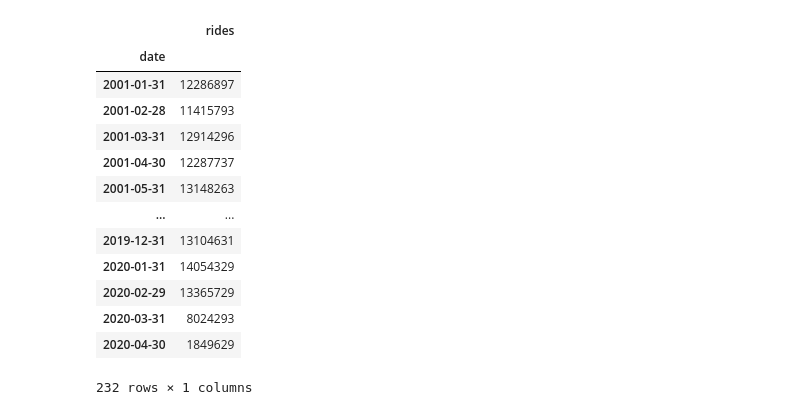
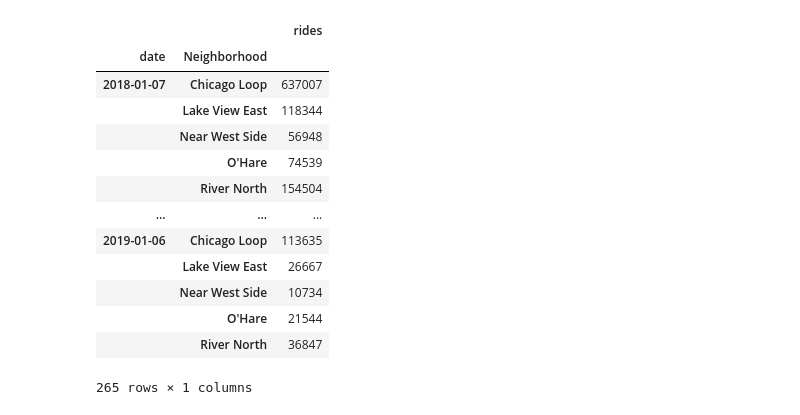
Before and after one commit to cdfencing/Project-I, a Jupyter notebook: neighborhoods.ipynb, the cells around one changed output. Saved outputs shown, nothing was run; the diff lists cells and outputs as text; code cells hidden in the pictures.

```diff
--- a/neighborhoods.ipynb
+++ b/neighborhoods.ipynb
@@ -7,3 +7,8 @@ import numpy as np
 L_data = pd.read_csv('L_data_merged.csv', low_memory = False)
 # %%
 L_data['date'] = pd.to_datetime(L_data['date'], infer_datetime_format=True)
+# %%
+L_data_1yr = L_data.loc[(L_data['date']>= "01-01-2018") & (L_data['date']<= "01-01-2019")]
+
+L_data_1_yr = L_data_1yr.dropna()
+L_data_1_yr
@@ -74,0 +132,2 @@ cl
+# %%
+top_five_1y = L_data_1_yr.loc[(L_data_1_yr['Neighborhood'] == 'Chicago Loop')|(L_data_1_yr['Neighborhood'] == 'River North')|(L_data_1_yr['Neighborhood'] == "Lake View East")|(L_data_1_yr['Neighborhood'] == "O'Hare")|(L_data_1_yr['Neighborhood'] == "Near West Side")]
@@ -108,21 +205,20 @@ Name: Neighborhood, Length: 210538, dtype: object
 # %%
-monthly_totals = L_data.groupby(pd.Grouper(key='date', freq='M')).agg({
+lines = top_five_1y.groupby([pd.Grouper(key='date', freq = 'W') ,pd.Grouper('Neighborhood')]).agg({
     'rides': 'sum'
 })
-
-monthly_totals
+lines
 # %% [output]
-|  | rides |
-| date |  |
-| 2001-01-31 | 12286897 |
-| 2001-02-28 | 11415793 |
-| 2001-03-31 | 12914296 |
-| 2001-04-30 | 12287737 |
-| 2001-05-31 | 13148263 |
-| ... | ... |
-| 2019-12-31 | 13104631 |
-| 2020-01-31 | 14054329 |
-| 2020-02-29 | 13365729 |
-| 2020-03-31 | 8024293 |
-| 2020-04-30 | 1849629 |
+|  |  | rides |
+| date | Neighborhood |  |
+| 2018-01-07 | Chicago Loop | 637007 |
+|  | Lake View East | 118344 |
+|  | Near West Side | 56948 |
+|  | O'Hare | 74539 |
+|  | River North | 154504 |
+| ... | ... | ... |
+| 2019-01-06 | Chicago Loop | 113635 |
+|  | Lake View East | 26667 |
+|  | Near West Side | 10734 |
+|  | O'Hare | 21544 |
+|  | River North | 36847 |
-232 rows × 1 columns
+265 rows × 1 columns
```
Also changed, not shown: parts of 38 cells of this notebook.
